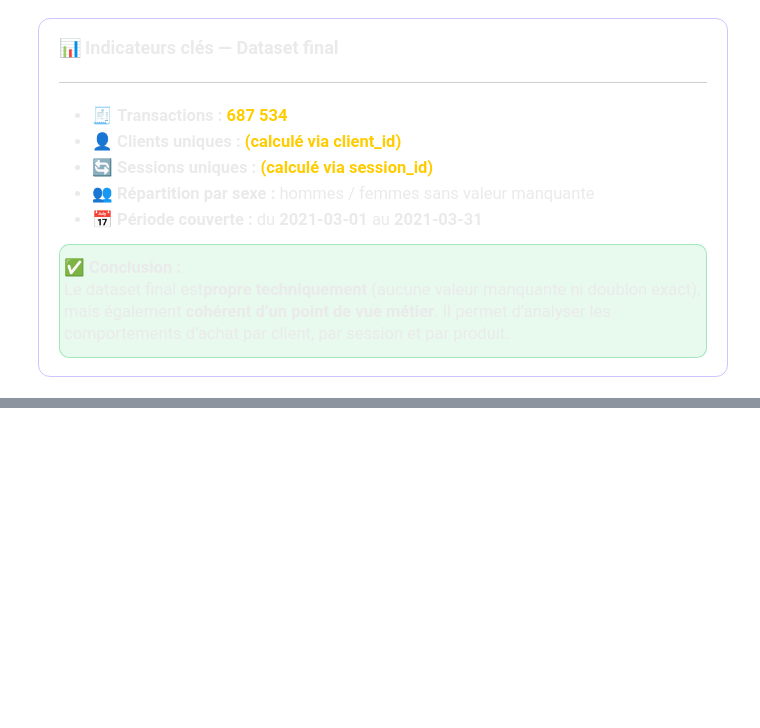
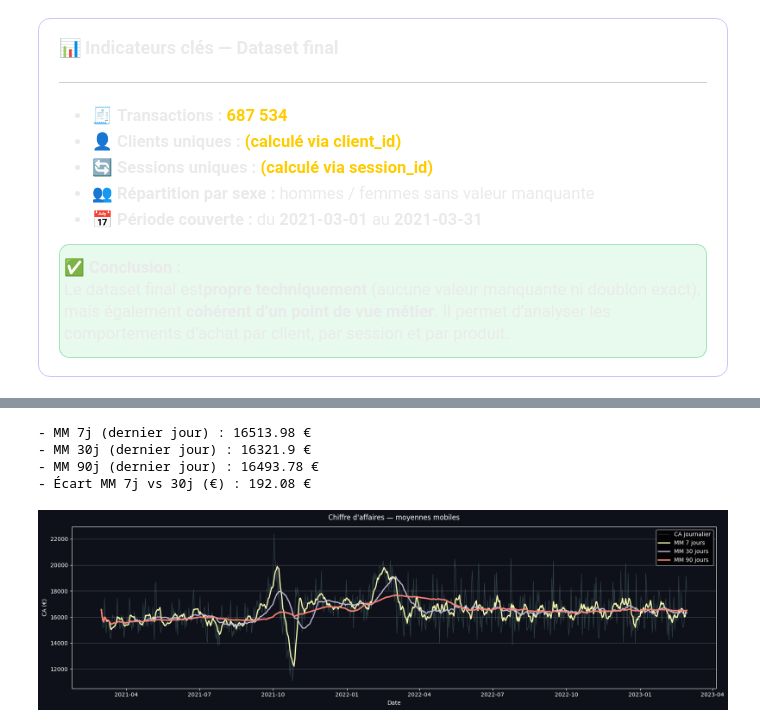
Before and after one commit to Stephane-OC/lapage, a Jupyter notebook: analyse_lapage.ipynb, the cells around one changed output, grey strips where cells are left out. Drawn from its saved outputs; the diff is of its cells as text; code cells hidden in the pictures; blank space fills up the shorter version.

```diff
--- a/analyse_lapage.ipynb
+++ b/analyse_lapage.ipynb
@@ -2496,3 +2776,13 @@ Du 2021-03-01 00:01:07.843138 au 2023-02-28 23:58:30.792755
     Étape 4.2 — Moyennes mobiles
   </h3>
 </div>
+# %%
+# Calcul des moyennes mobiles sur le CA journalier
+ca_mm = ca_daily.copy()
+
+ca_mm["mm_7j"] = ca_mm["ca"].rolling(window=7, min_periods=1).mean()
+ca_mm["mm_30j"] = ca_mm["ca"].rolling(window=30, min_periods=1).mean()
+ca_mm["mm_90j"] = ca_mm["ca"].rolling(window=90, min_periods=1).mean()
+
+display(ca_mm.head())
+display(ca_mm.tail())
@@ -2498,0 +2804,42 @@ Du 2021-03-01 00:01:07.843138 au 2023-02-28 23:58:30.792755
+# %%
+# Indicateurs synthétiques sur les moyennes mobiles
+mm_summary = {
+    "MM 7j (dernier jour)": round(ca_mm["mm_7j"].iloc[-1], 2),
+    "MM 30j (dernier jour)": round(ca_mm["mm_30j"].iloc[-1], 2),
+    "MM 90j (dernier jour)": round(ca_mm["mm_90j"].iloc[-1], 2),
+    "Écart MM 7j vs 30j (€)": round(ca_mm["mm_7j"].iloc[-1] - ca_mm["mm_30j"].iloc[-1], 2)
+}
+
+for k, v in mm_summary.items():
+    print(f"- {k} : {v} €")
+# %% [output]
+- MM 7j (dernier jour) : 16513.98 €
+- MM 30j (dernier jour) : 16321.9 €
+- MM 90j (dernier jour) : 16493.78 €
+- Écart MM 7j vs 30j (€) : 192.08 €
+# %%
+# Graphique CA journalier + moyennes mobiles
+plt.figure(figsize=(17, 5), facecolor="#0f111a")
+ax = plt.gca()
+ax.set_facecolor("#0f111a")
+
+ax.plot(ca_mm.index, ca_mm["ca"], alpha=0.25, linewidth=1, label="CA journalier")
+ax.plot(ca_mm.index, ca_mm["mm_7j"], linewidth=2, label="MM 7 jours")
+ax.plot(ca_mm.index, ca_mm["mm_30j"], linewidth=2, label="MM 30 jours")
+ax.plot(ca_mm.index, ca_mm["mm_90j"], linewidth=2.5, label="MM 90 jours")
+
+ax.set_title("Chiffre d'affaires — moyennes mobiles", color="white", pad=12)
+ax.set_xlabel("Date", color="white")
+ax.set_ylabel("CA (€)", color="white")
+
+ax.tick_params(colors="white")
+ax.grid(axis="y", alpha=0.25)
+
+leg = ax.legend()
+for text in leg.get_texts():
+    text.set_color("white")
+
+plt.tight_layout()
+plt.show()
+# %% [output]
+[figure, added]
```
Also changed, not shown: parts of 17 cells of this notebook, 1 other file.
